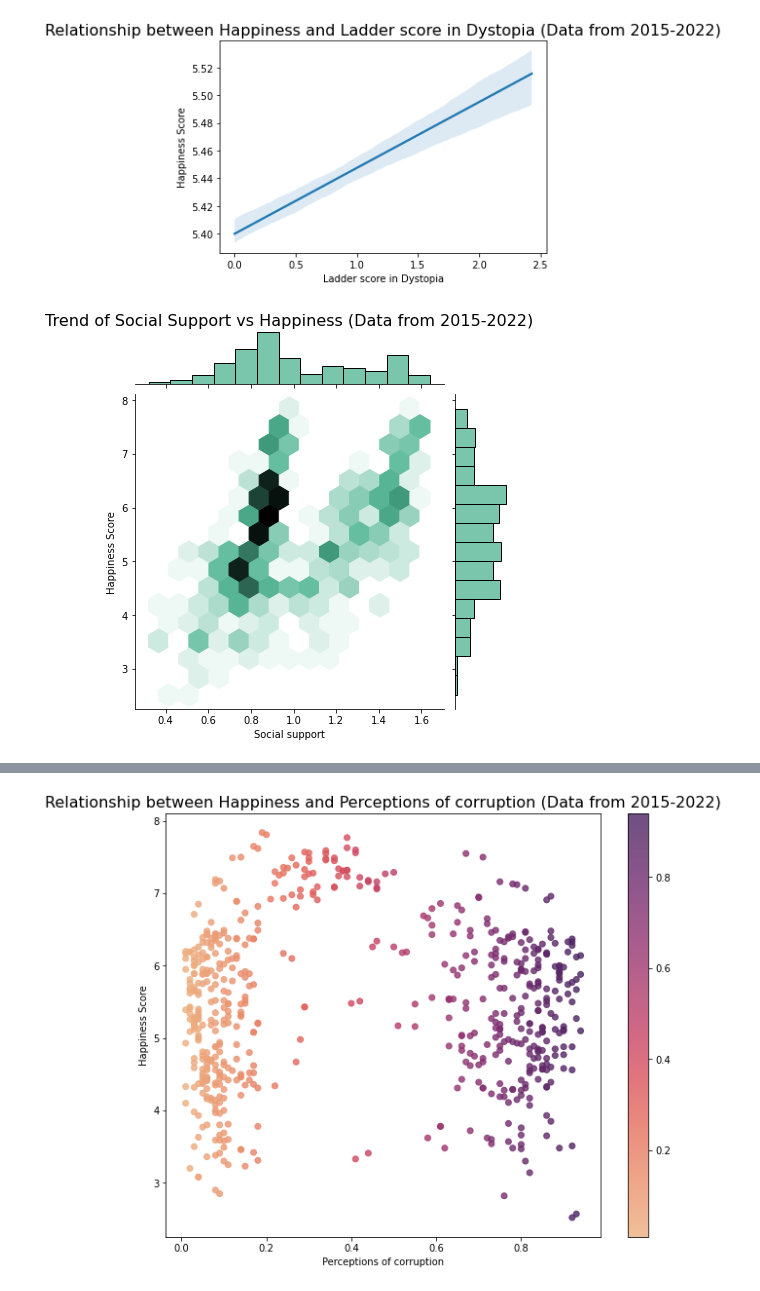
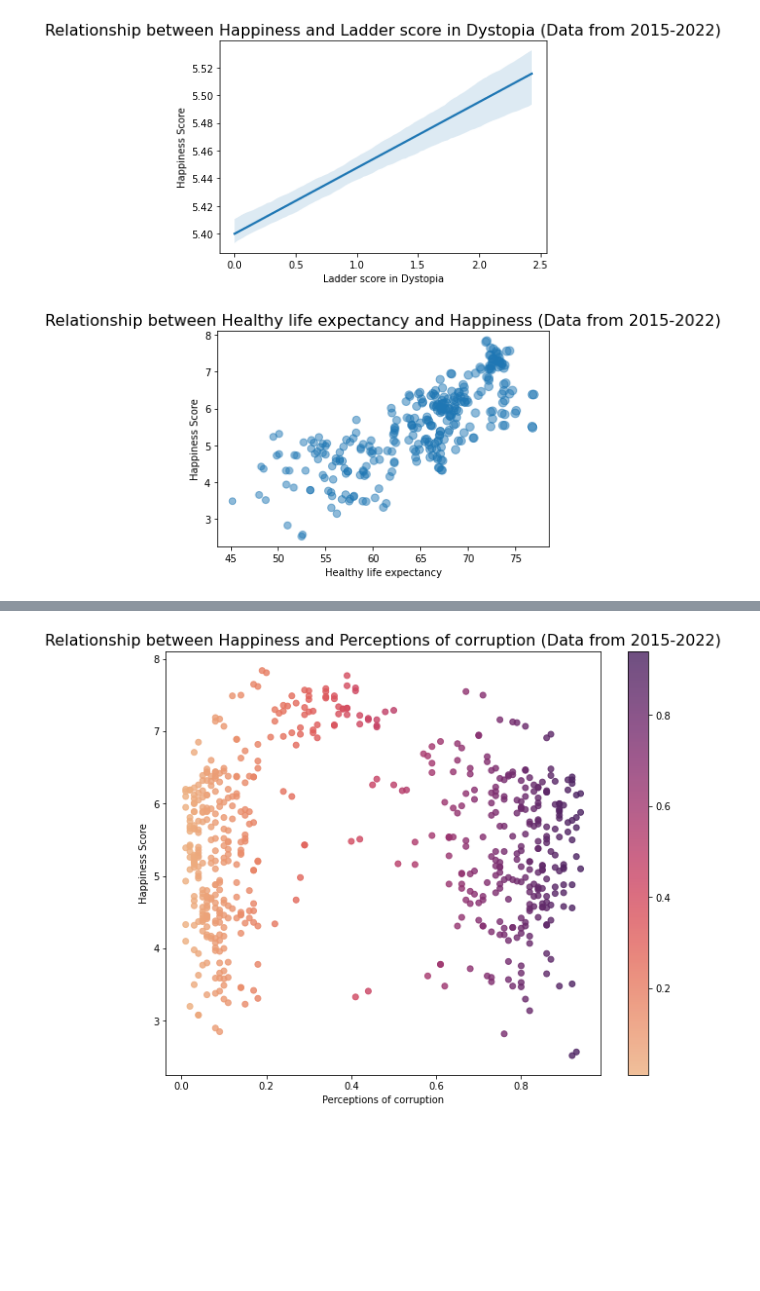
Before and after one commit to ubco-W2022T2-data301/project-group-group100, a Jupyter notebook: analysis/student2/analysis2.ipynb, the cells around one changed output, grey strips where cells are left out. Cells and saved outputs as stored; diff of their text form; code cells hidden in the pictures; blank space fills up the shorter version.

```diff
--- a/analysis/student2/analysis2.ipynb
+++ b/analysis/student2/analysis2.ipynb
@@ -167,18 +173,16 @@ plt.show()
 # %% [output]
 [figure]
 # %%
-# filter data where Social support is greater than 0
-data = DataAllYears[DataAllYears['Social support'] > 0]
+# filter data where Trust (Government Corruption) is greater than 0
+data = DataAllYears[DataAllYears['Healthy life expectancy'] > 0]
 
-# create jointplot with hex bins
-sns.jointplot(x='Social support', y='Happiness Score', data=data, kind="hex", color="#4CB391")
+# creating scatter plot
+plt.scatter(data['Healthy life expectancy'], data['Happiness Score'], s=data['Healthy life expectancy'], alpha=0.5)
 
-# add labels and title
-plt.xlabel('Social support')
+# labels and title
+plt.xlabel('Healthy life expectancy')
 plt.ylabel('Happiness Score')
-plt.title('Trend of Social Support vs Happiness (Data from 2015-2022)', fontsize=16, y=1.2)
-
-# show plot
+plt.title('Relationship between Healthy life expectancy and Happiness (Data from 2015-2022)', fontsize=16)
 plt.show()
 # %% [output]
-[figure, old version]
+[figure, new version]
```
Also changed, not shown: parts of 7 cells of this notebook.
